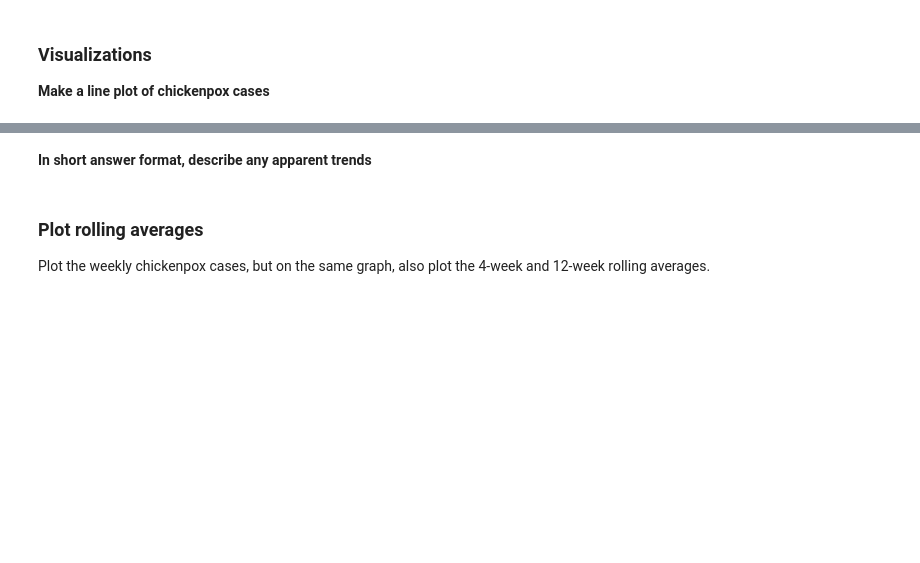
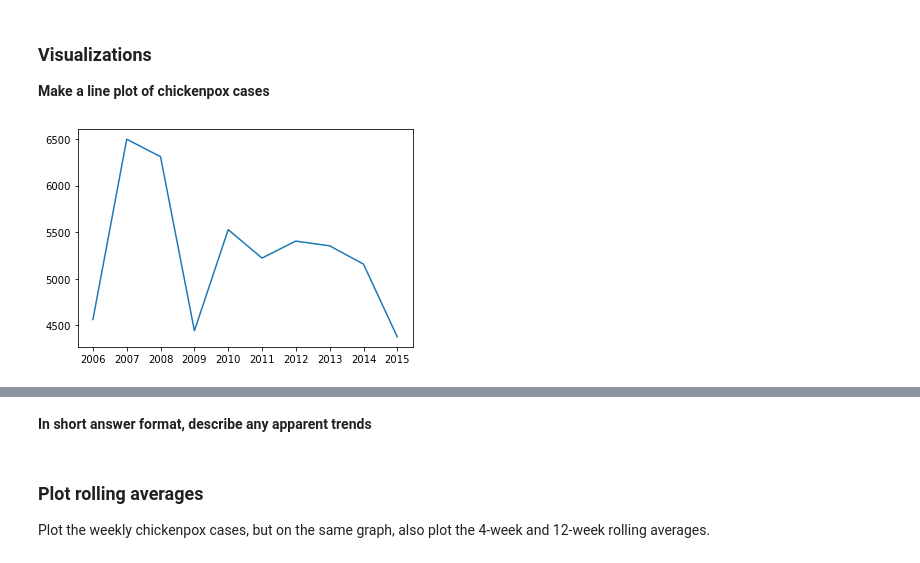
Before and after one commit to Tatadektep/Time_Series_EDA_Lab, a Jupyter notebook: starter-code.ipynb, the cells around one changed output, grey strips where cells are left out. Saved outputs shown, nothing was run; the diff lists cells and outputs as text; code cells hidden in the pictures; blank space fills up the shorter version.

```diff
--- a/starter-code.ipynb
+++ b/starter-code.ipynb
@@ -56,3 +106,5 @@ That is, what's the earliest date in the dataset, and what's the latest date?
 **How many cases were there per year?**
 
 Recall that with time series data, we can't simply group by on the year. You'll need to use the `resample` method on the DataFrame to answer this question.
+# %%
+yearlypox = pox.resample("Y")
@@ -60,3 +128,7 @@ Recall that with time series data, we can't simply group by on the year. You'll
 ### Visualizations
 
 **Make a line plot of chickenpox cases**
+# %%
+plt.plot(yearlypox.sum()); # Yearly Aggregated plot
+# %% [output]
+[figure, added]
```
Also changed, not shown: parts of 17 cells of this notebook.
